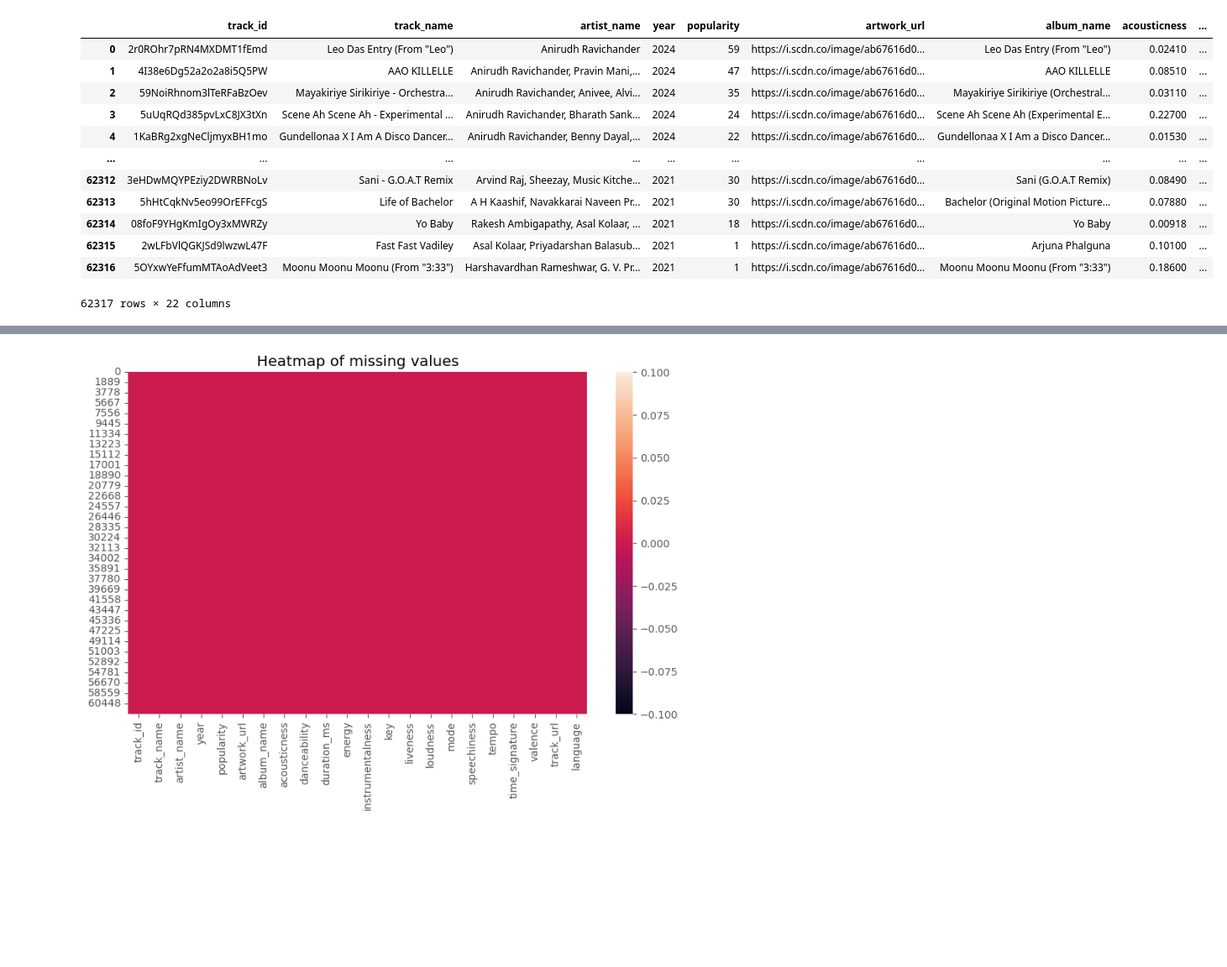
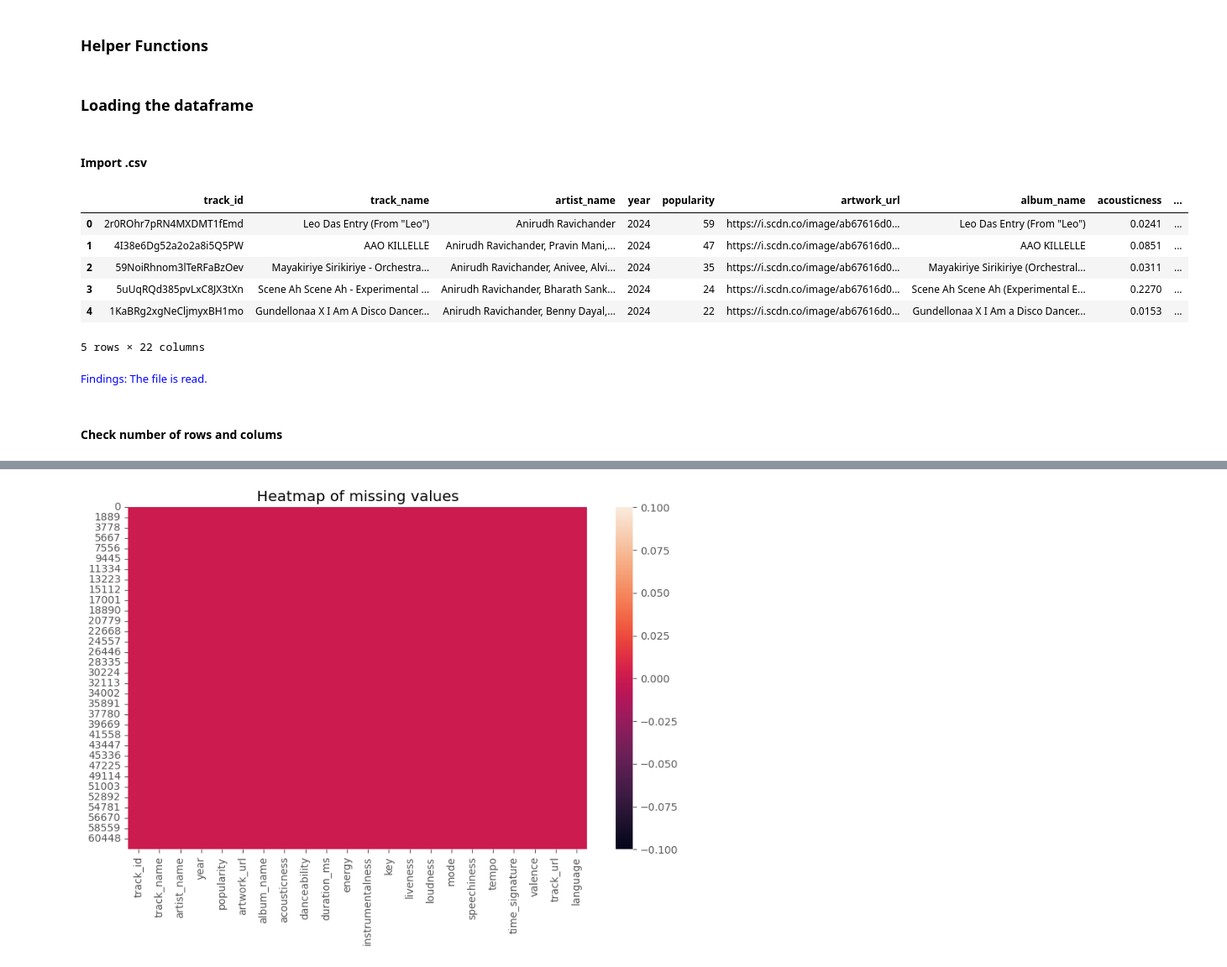
Before and after one commit to yogesh-codes/SongsRecommender, a Jupyter notebook: spotify-tracks.ipynb, the cells around one changed output, grey strips where cells are left out. Shown: that part at 84% size. Drawn from its saved outputs; the diff is of its cells as text; code cells hidden in the pictures; blank space fills up the shorter version.

```diff
--- a/spotify-tracks.ipynb
+++ b/spotify-tracks.ipynb
@@ -5,22 +16,53 @@ import matplotlib.pyplot as plt
 import seaborn as sns
 
 plt.style.use("ggplot")
+# %% [markdown]
+### Helper Functions
+# %%
+# helpers for this
+from IPython.display import HTML, display
+
+def qq(text):
+    display(HTML(f'<div style="font-size:{13}px; font-weight:bold; color:{"white"}; background-color:{"black"}; padding:0px;">Q: {text}</div>'))
+
+def objective(text):
+    display(HTML(f'<h3><div style=";">{text}</h3>'))
+
+
+def nts(text):
+    display(HTML(f'<div style="font-size:{13}px; font-weight:bold; color:{"white"}; background-color:{"green"}; padding:10px;">Prompt : {text}</div>'))
+
+def observation(text):
+    display(HTML(f'<div style="font-size:{13}px; font-weight:bold; color:{"white"}; background-color:{"green"}; padding:10px;">Observation: {text}</div>'))
+
+def finding(text):
+    display(HTML(f'<div style="font-size:{13}px; font-weight:normal; color:{"blue"}; background-color:{"white"};">Findings: {text}</div>'))
+
+def conclusion(text):
+    display(HTML(f'<div style="font-size:{13}px; font-weight:bold; color:{"white"}; background-color:{"green"}; padding:10px;">Result: {text}</div>'))
+
+def aha(text):
+    display(HTML(f'<div style="font-size:{13}px; font-weight:bold; color:{"blue"}; background-color:{"yellow"}; padding:10px;">{text}</div>'))
+# %% [markdown]
+### Loading the dataframe
+# %% [markdown]
+#### Import .csv
 # %%
+#objective("Read csv file")
 path_to_dataset=r"E:\Datasets\SpotifyTracks\spotify_tracks.csv"
 
 df=pd.read_csv(path_to_dataset)
-df
+display(df.head(5))
+
+finding("The file is read.")
 # %% [output]
 |  | track_id | track_name | artist_name | year | popularity | artwork_url | album_name | acousticness | ... |
-| 0 | 2r0ROhr7pRN4MXDMT1fEmd | Leo Das Entry (From "Leo") | Anirudh Ravichander | 2024 | 59 | https://i.scdn.co/image/ab67616d0... | Leo Das Entry (From "Leo") | 0.02410 | ... |
-| 1 | 4I38e6Dg52a2o2a8i5Q5PW | AAO KILLELLE | Anirudh Ravichander, Pravin Mani,... | 2024 | 47 | https://i.scdn.co/image/ab67616d0... | AAO KILLELLE | 0.08510 | ... |
-| 2 | 59NoiRhnom3lTeRFaBzOev | Mayakiriye Sirikiriye - Orchestra... | Anirudh Ravichander, Anivee, Alvi... | 2024 | 35 | https://i.scdn.co/image/ab67616d0... | Mayakiriye Sirikiriye (Orchestral... | 0.03110 | ... |
-| 3 | 5uUqRQd385pvLxC8JX3tXn | Scene Ah Scene Ah - Experimental ... | Anirudh Ravichander, Bharath Sank... | 2024 | 24 | https://i.scdn.co/image/ab67616d0... | Scene Ah Scene Ah (Experimental E... | 0.22700 | ... |
-| 4 | 1KaBRg2xgNeCljmyxBH1mo | Gundellonaa X I Am A Disco Dancer... | Anirudh Ravichander, Benny Dayal,... | 2024 | 22 | https://i.scdn.co/image/ab67616d0... | Gundellonaa X I Am a Disco Dancer... | 0.01530 | ... |
-| ... | ... | ... | ... | ... | ... | ... | ... | ... | ... |
-| 62312 | 3eHDwMQYPEziy2DWRBNoLv | Sani - G.O.A.T Remix | Arvind Raj, Sheezay, Music Kitche... | 2021 | 30 | https://i.scdn.co/image/ab67616d0... | Sani (G.O.A.T Remix) | 0.08490 | ... |
-| 62313 | 5hHtCqkNv5eo99OrEFFcgS | Life of Bachelor | A H Kaashif, Navakkarai Naveen Pr... | 2021 | 30 | https://i.scdn.co/image/ab67616d0... | Bachelor (Original Motion Picture... | 0.07880 | ... |
-| 62314 | 08foF9YHgKmIgOy3xMWRZy | Yo Baby | Rakesh Ambigapathy, Asal Kolaar, ... | 2021 | 18 | https://i.scdn.co/image/ab67616d0... | Yo Baby | 0.00918 | ... |
-| 62315 | 2wLFbVlQGKJSd9lwzwL47F | Fast Fast Vadiley | Asal Kolaar, Priyadarshan Balasub... | 2021 | 1 | https://i.scdn.co/image/ab67616d0... | Arjuna Phalguna | 0.10100 | ... |
-| 62316 | 5OYxwYeFfumMTAoAdVeet3 | Moonu Moonu Moonu (From "3:33") | Harshavardhan Rameshwar, G. V. Pr... | 2021 | 1 | https://i.scdn.co/image/ab67616d0... | Moonu Moonu Moonu (From "3:33") | 0.18600 | ... |
+| 0 | 2r0ROhr7pRN4MXDMT1fEmd | Leo Das Entry (From "Leo") | Anirudh Ravichander | 2024 | 59 | https://i.scdn.co/image/ab67616d0... | Leo Das Entry (From "Leo") | 0.0241 | ... |
+| 1 | 4I38e6Dg52a2o2a8i5Q5PW | AAO KILLELLE | Anirudh Ravichander, Pravin Mani,... | 2024 | 47 | https://i.scdn.co/image/ab67616d0... | AAO KILLELLE | 0.0851 | ... |
+| 2 | 59NoiRhnom3lTeRFaBzOev | Mayakiriye Sirikiriye - Orchestra... | Anirudh Ravichander, Anivee, Alvi... | 2024 | 35 | https://i.scdn.co/image/ab67616d0... | Mayakiriye Sirikiriye (Orchestral... | 0.0311 | ... |
+| 3 | 5uUqRQd385pvLxC8JX3tXn | Scene Ah Scene Ah - Experimental ... | Anirudh Ravichander, Bharath Sank... | 2024 | 24 | https://i.scdn.co/image/ab67616d0... | Scene Ah Scene Ah (Experimental E... | 0.2270 | ... |
+| 4 | 1KaBRg2xgNeCljmyxBH1mo | Gundellonaa X I Am A Disco Dancer... | Anirudh Ravichander, Benny Dayal,... | 2024 | 22 | https://i.scdn.co/image/ab67616d0... | Gundellonaa X I Am a Disco Dancer... | 0.0153 | ... |
-62317 rows × 22 columns
+5 rows × 22 columns
+Findings: The file is read.
+# %% [markdown]
+#### Check number of rows and colums
```
Also changed, not shown: parts of 54 cells of this notebook.
